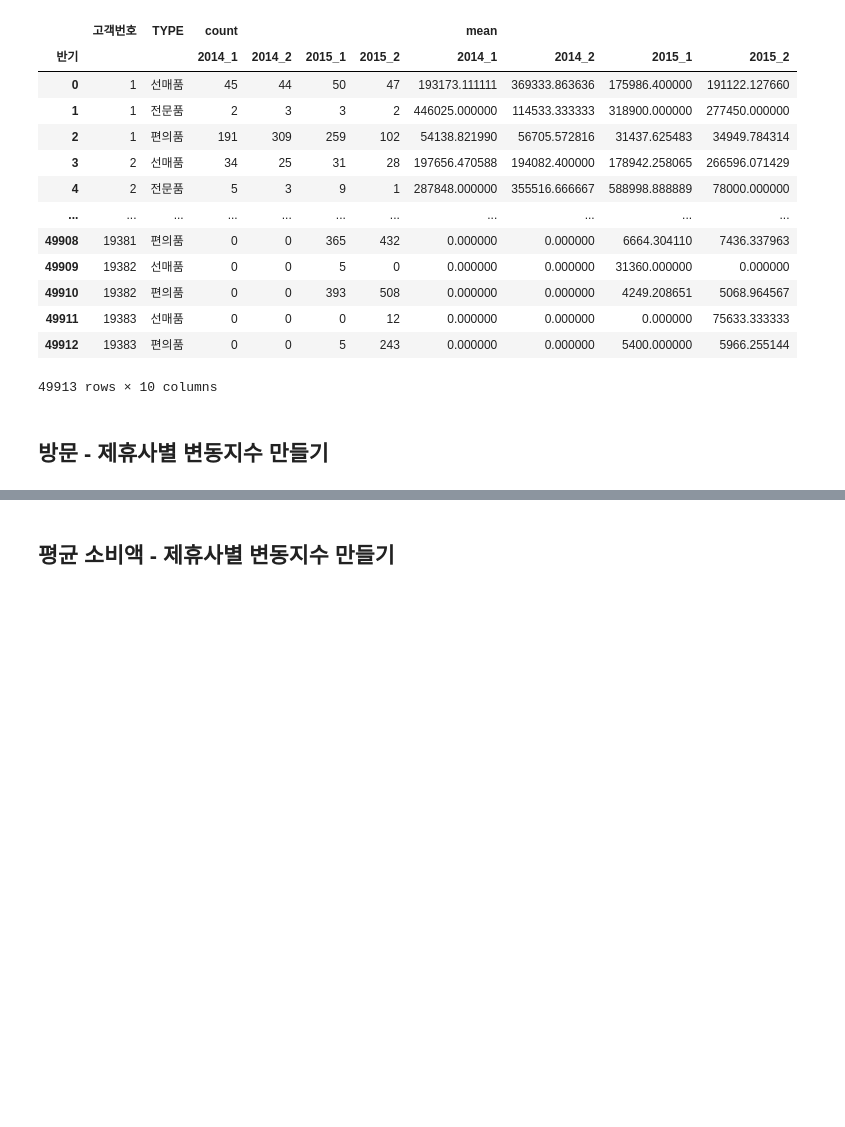
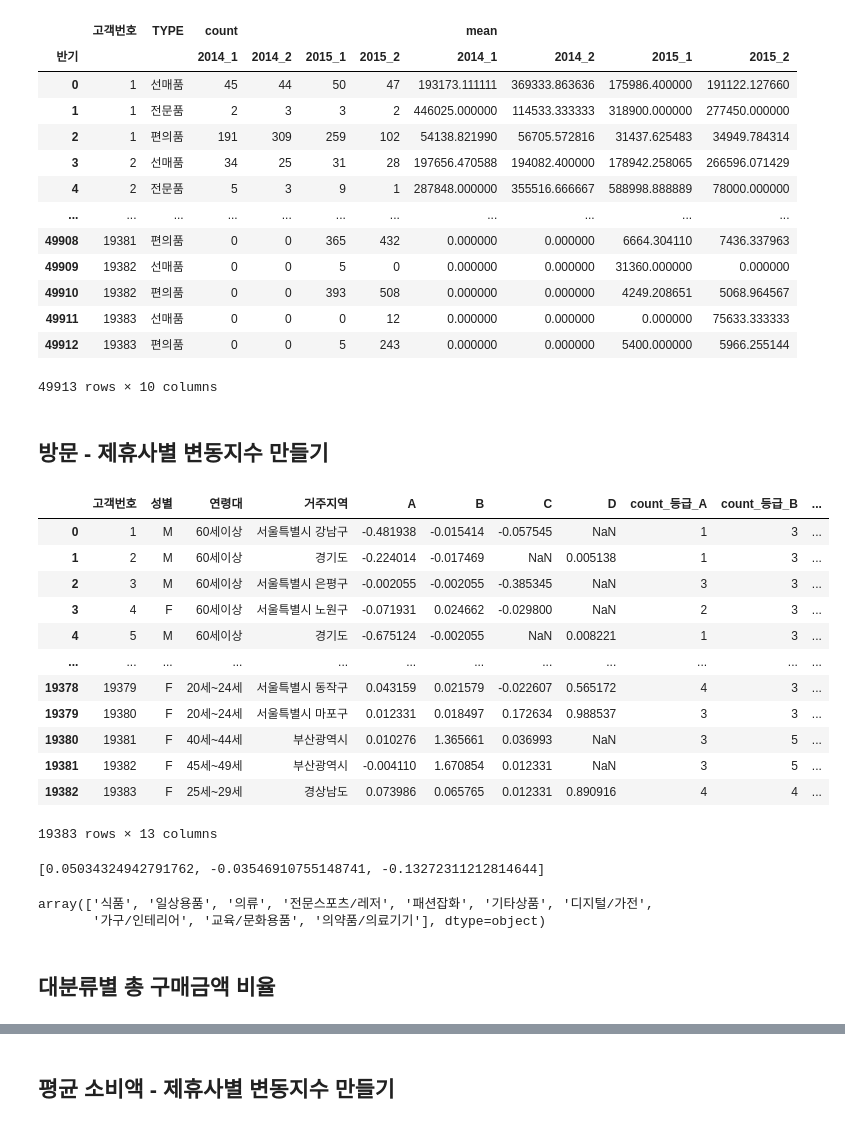
Before and after one commit to PKLH/cakd_LP, a Jupyter notebook: WorkSpace/Kim/EDA_1018.ipynb, the cells around one changed output, grey strips where cells are left out. Saved outputs shown, nothing was run; the diff lists cells and outputs as text; code cells hidden in the pictures; blank space fills up the shorter version.

```diff
--- a/WorkSpace/Kim/EDA_1018.ipynb
+++ b/WorkSpace/Kim/EDA_1018.ipynb
@@ -227,0 +235,30 @@ def make_variable_index(option):
+# %%
+df_cnt,df_real_cnt=make_variable_index('count')
+df_cnt
+# %% [output]
+|  | 고객번호 | 성별 | 연령대 | 거주지역 | A | B | C | D | count_등급_A | count_등급_B | ... |
+| 0 | 1 | M | 60세이상 | 서울특별시 강남구 | -0.481938 | -0.015414 | -0.057545 | NaN | 1 | 3 | ... |
+| 1 | 2 | M | 60세이상 | 경기도 | -0.224014 | -0.017469 | NaN | 0.005138 | 1 | 3 | ... |
+| 2 | 3 | M | 60세이상 | 서울특별시 은평구 | -0.002055 | -0.002055 | -0.385345 | NaN | 3 | 3 | ... |
+| 3 | 4 | F | 60세이상 | 서울특별시 노원구 | -0.071931 | 0.024662 | -0.029800 | NaN | 2 | 3 | ... |
+| 4 | 5 | M | 60세이상 | 경기도 | -0.675124 | -0.002055 | NaN | 0.008221 | 1 | 3 | ... |
+| ... | ... | ... | ... | ... | ... | ... | ... | ... | ... | ... | ... |
+| 19378 | 19379 | F | 20세~24세 | 서울특별시 동작구 | 0.043159 | 0.021579 | -0.022607 | 0.565172 | 4 | 3 | ... |
+| 19379 | 19380 | F | 20세~24세 | 서울특별시 마포구 | 0.012331 | 0.018497 | 0.172634 | 0.988537 | 3 | 3 | ... |
+| 19380 | 19381 | F | 40세~44세 | 부산광역시 | 0.010276 | 1.365661 | 0.036993 | NaN | 3 | 5 | ... |
+| 19381 | 19382 | F | 45세~49세 | 부산광역시 | -0.004110 | 1.670854 | 0.012331 | NaN | 3 | 5 | ... |
+| 19382 | 19383 | F | 25세~29세 | 경상남도 | 0.073986 | 0.065765 | 0.012331 | 0.890916 | 4 | 4 | ... |
+19383 rows × 13 columns
+# %%
+a=[230,274,243,127]
+b=list(map(lambda x:x/sum(a),[274-230,243-274,127-243]))
+b
+# %% [output]
+[0.05034324942791762, -0.03546910755148741, -0.13272311212814644]
+# %%
+pp_purprd_prodcl['대분류명'].unique()
+# %% [output]
+array(['식품', '일상용품', '의류', '전문스포츠/레저', '패션잡화', '기타상품', '디지털/가전',
+       '가구/인테리어', '교육/문화용품', '의약품/의료기기'], dtype=object)
+# %% [markdown]
+## 대분류별 총 구매금액 비율
```
Also changed, not shown: parts of 26 cells of this notebook.
